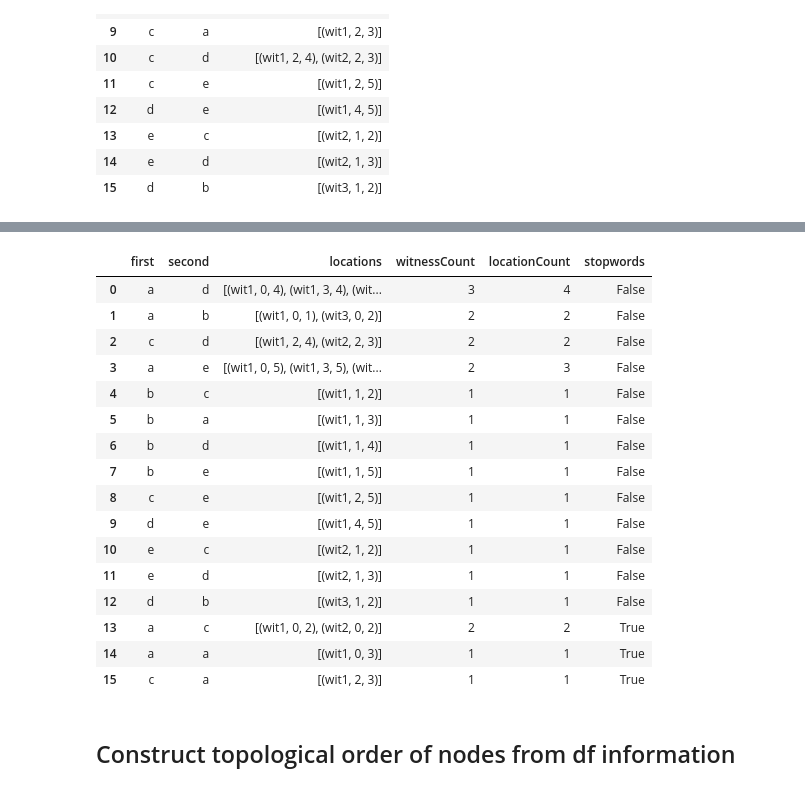
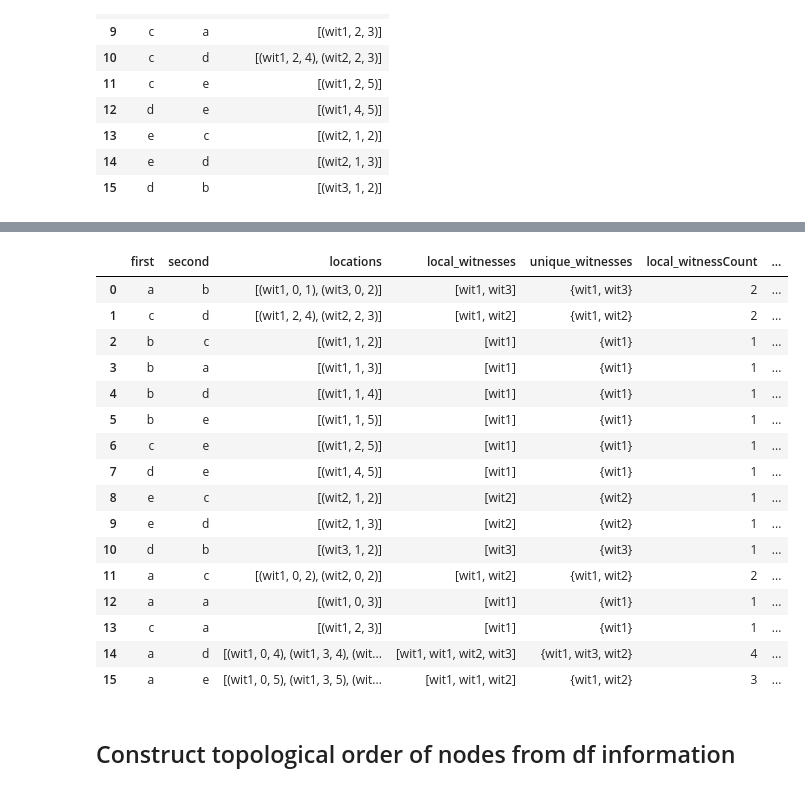
Before and after one commit to djbpitt/this-time-for-sure, a Jupyter notebook: sample.ipynb, the cells around one changed output, grey strips where cells are left out. Cells and saved outputs as stored; diff of their text form; code cells hidden in the pictures.

```diff
--- a/sample.ipynb
+++ b/sample.ipynb
@@ -116,8 +151,12 @@ csDf
 | 14 | e | d | [(wit2, 1, 3)] |
 | 15 | d | b | [(wit3, 1, 2)] |
 # %%
-# count witnesses for each skipgram (depth of block)
+# count witnesses for each skipgram (depth of block) and check for uniqueness of skipgram in all witnesses
 #   extract sigla inside set comprehension to remove duplicates, then count
-csDf["witnessCount"] = csDf["locations"].apply(lambda locationList: len({location[0] for location in locationList}))
+csDf["local_witnesses"] = csDf["locations"].map(lambda x: [location[0] for location in x])
+csDf["unique_witnesses"]= csDf["local_witnesses"].map(lambda x: set(x))
+csDf["local_witnessCount"] = csDf["local_witnesses"].str.len()
+csDf["unique_witnessCount"] = csDf["unique_witnesses"].str.len()
+csDf["witness_uniqueness"] = csDf["local_witnessCount"] == csDf["unique_witnessCount"]
 csDf
 # %% [output]
@@ -141,4 +179,0 @@ csDf
-# %%
-# count total frequency of each skipgram (uniqueness)
-csDf["locationCount"] = csDf["locations"].apply(lambda x: len(x)) # count items in list in each cell
-csDf
@@ -185,29 +202,29 @@ csDf
 # %%
 # sort and update row numbers, so that we can travese the skipgrams as follows
 #   1. stopword pairs last
 #   2. within that, deepest block (most witnesses) first
 #   3. within that, rarest skipgrams first (less repetition is easier to place correctly)
-csDf.sort_values(by=["stopwords", "witnessCount", "locationCount"], ascending=[True, False, True], inplace=True)
+csDf.sort_values(by=["witness_uniqueness", "stopwords", "unique_witnessCount", "local_witnessCount"], ascending=[False, True, False, True], inplace=True)
 csDf.reset_index(inplace=True, drop=True) # update row numbers
 csDf
 # %% [output]
-|  | first | second | locations | witnessCount | locationCount | stopwords |
-| 0 | a | d | [(wit1, 0, 4), (wit1, 3, 4), (wit... | 3 | 4 | False |
-| 1 | a | b | [(wit1, 0, 1), (wit3, 0, 2)] | 2 | 2 | False |
-| 2 | c | d | [(wit1, 2, 4), (wit2, 2, 3)] | 2 | 2 | False |
-| 3 | a | e | [(wit1, 0, 5), (wit1, 3, 5), (wit... | 2 | 3 | False |
-| 4 | b | c | [(wit1, 1, 2)] | 1 | 1 | False |
-| 5 | b | a | [(wit1, 1, 3)] | 1 | 1 | False |
-| 6 | b | d | [(wit1, 1, 4)] | 1 | 1 | False |
-| 7 | b | e | [(wit1, 1, 5)] | 1 | 1 | False |
-| 8 | c | e | [(wit1, 2, 5)] | 1 | 1 | False |
-| 9 | d | e | [(wit1, 4, 5)] | 1 | 1 | False |
-| 10 | e | c | [(wit2, 1, 2)] | 1 | 1 | False |
-| 11 | e | d | [(wit2, 1, 3)] | 1 | 1 | False |
-| 12 | d | b | [(wit3, 1, 2)] | 1 | 1 | False |
-| 13 | a | c | [(wit1, 0, 2), (wit2, 0, 2)] | 2 | 2 | True |
-| 14 | a | a | [(wit1, 0, 3)] | 1 | 1 | True |
-| 15 | c | a | [(wit1, 2, 3)] | 1 | 1 | True |
+|  | first | second | locations | local_witnesses | unique_witnesses | local_witnessCount | ... |
+| 0 | a | b | [(wit1, 0, 1), (wit3, 0, 2)] | [wit1, wit3] | {wit1, wit3} | 2 | ... |
+| 1 | c | d | [(wit1, 2, 4), (wit2, 2, 3)] | [wit1, wit2] | {wit1, wit2} | 2 | ... |
+| 2 | b | c | [(wit1, 1, 2)] | [wit1] | {wit1} | 1 | ... |
+| 3 | b | a | [(wit1, 1, 3)] | [wit1] | {wit1} | 1 | ... |
+| 4 | b | d | [(wit1, 1, 4)] | [wit1] | {wit1} | 1 | ... |
+| 5 | b | e | [(wit1, 1, 5)] | [wit1] | {wit1} | 1 | ... |
+| 6 | c | e | [(wit1, 2, 5)] | [wit1] | {wit1} | 1 | ... |
+| 7 | d | e | [(wit1, 4, 5)] | [wit1] | {wit1} | 1 | ... |
+| 8 | e | c | [(wit2, 1, 2)] | [wit2] | {wit2} | 1 | ... |
+| 9 | e | d | [(wit2, 1, 3)] | [wit2] | {wit2} | 1 | ... |
+| 10 | d | b | [(wit3, 1, 2)] | [wit3] | {wit3} | 1 | ... |
+| 11 | a | c | [(wit1, 0, 2), (wit2, 0, 2)] | [wit1, wit2] | {wit1, wit2} | 2 | ... |
+| 12 | a | a | [(wit1, 0, 3)] | [wit1] | {wit1} | 1 | ... |
+| 13 | c | a | [(wit1, 2, 3)] | [wit1] | {wit1} | 1 | ... |
+| 14 | a | d | [(wit1, 0, 4), (wit1, 3, 4), (wit... | [wit1, wit1, wit2, wit3] | {wit1, wit3, wit2} | 4 | ... |
+| 15 | a | e | [(wit1, 0, 5), (wit1, 3, 5), (wit... | [wit1, wit1, wit2] | {wit1, wit2} | 3 | ... |
 # %% [markdown]
 ## Construct topological order of nodes from df information
 # %% [markdown]
```
Also changed, not shown: parts of 23 cells of this notebook.
